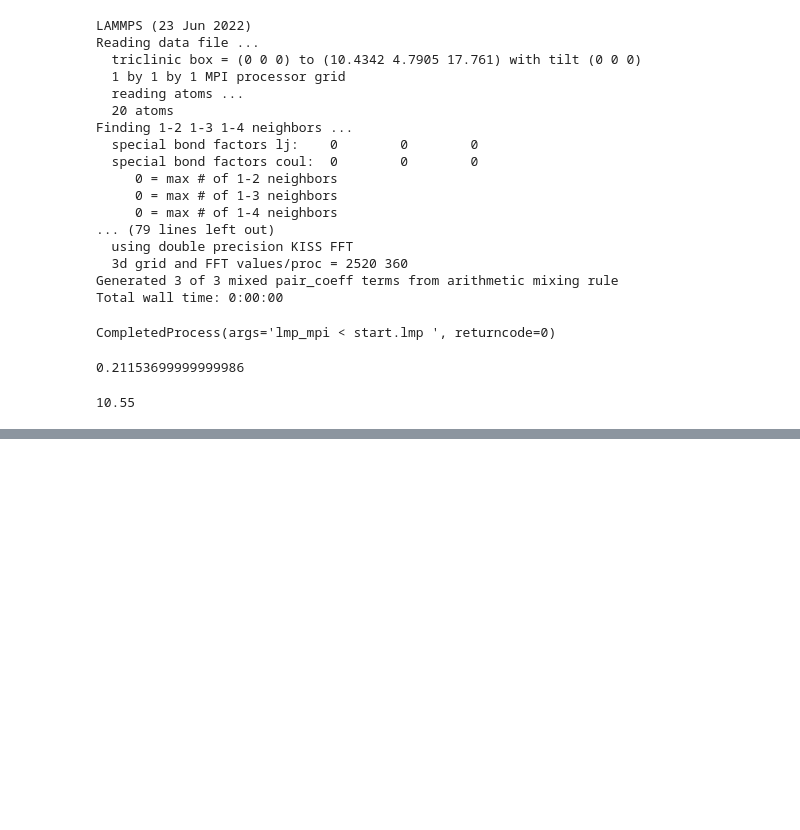
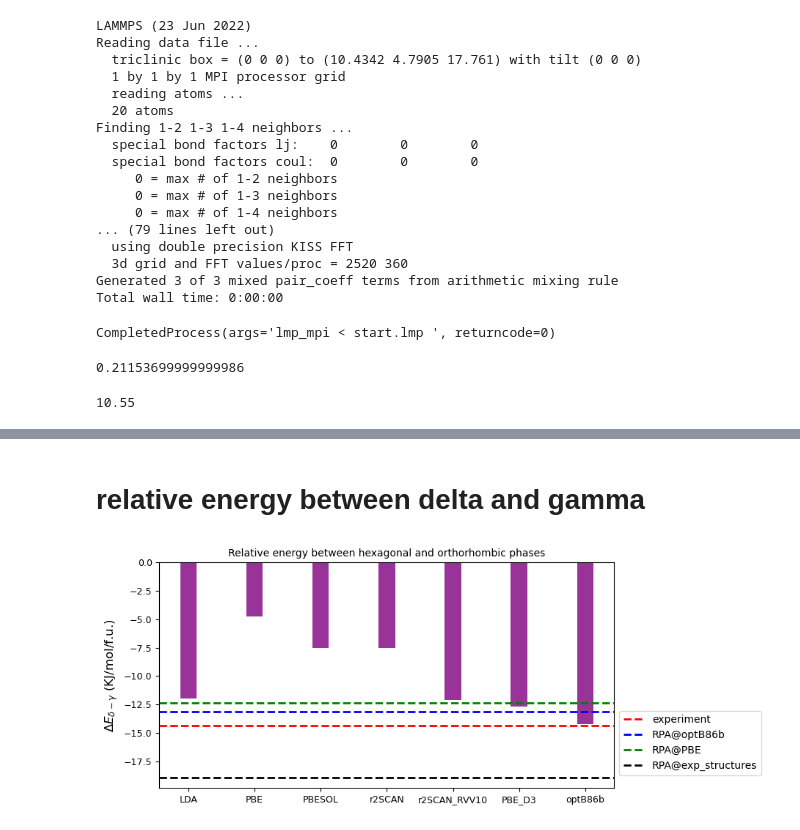
Before and after one commit to paramvir3/Crystal-Structures-Halide-perovskite, a Jupyter notebook: CsPbI3/structure.ipynb, the cells around one changed output, grey strips where cells are left out. Cells and saved outputs as stored; diff of their text form; code cells hidden in the pictures; blank space fills up the shorter version.

```diff
--- a/CsPbI3/structure.ipynb
+++ b/CsPbI3/structure.ipynb
@@ -767,0 +793,33 @@ n
+# %% [markdown]
+# relative energy between delta and gamma
+# %%
+name = ['LDA', 'PBE', 'PBESOL', 'r2SCAN', 'r2SCAN_RVV10', 'PBE_D3', 'optB86b']
+
+final_gamma_delta = [(65.07439064 - 65.57145986)*96.491566/4,
+                     (56.72030774 - 56.91759026)*96.491566/4, \
+                     (60.79387215 - 61.10493712)*96.491566/4, \
+                     (644.00896805 - 644.32015158)*96.491566/4, \
+                     (638.22184174 - 638.72289283)*96.491566/4, \
+                     (61.69465655 - 62.22204117)*96.491566/4, \
+                     (12.78607759 - 13.37563823)*96.491566/4]
+
+fig, (ax) = plt.subplots(figsize=(8,4))
+
+ax.bar(name,final_gamma_delta, color='purple', width = 0.25, alpha=0.8)
+plt.axhline(y = -14.4, color = 'r', linestyle = '--', lw=2, label='experiment')
+#plt.axhline(y = -15.1, color = 'k', linestyle = '--', lw=1)
+#plt.axhline(y = -13.7, color = 'k', linestyle = '--', lw=1)
+
+plt.axhline(y = (333.12892725-333.67466505)*96.491566/4, color = 'b', linestyle = '--', lw=2, label='RPA@optB86b')
+plt.axhline(y = (332.77932369-333.29082568)*96.491566/4, color = 'g', linestyle = '--', lw=2, label='RPA@PBE')
+plt.axhline(y = (332.90154074-333.68606579)*96.491566/4, color = 'k', linestyle = '--', lw=2, label='RPA@exp_structures')
+
+ax.set_ylabel('$\Delta E_{\delta-\gamma}$ (KJ/mol/f.u.)', fontsize = 12)
+ax.set_title('Relative energy between hexagonal and orthorhombic phases', fontsize=10)
+ax.tick_params(labelsize=9)
+
+ax.legend(loc='center left', bbox_to_anchor=(1.0, 0.2))
+
+plt.savefig('relative_energy_delta_ortho.png')
+# %% [output]
+[figure, added]
```
Also changed, not shown: parts of 20 cells of this notebook, 34 other files.
